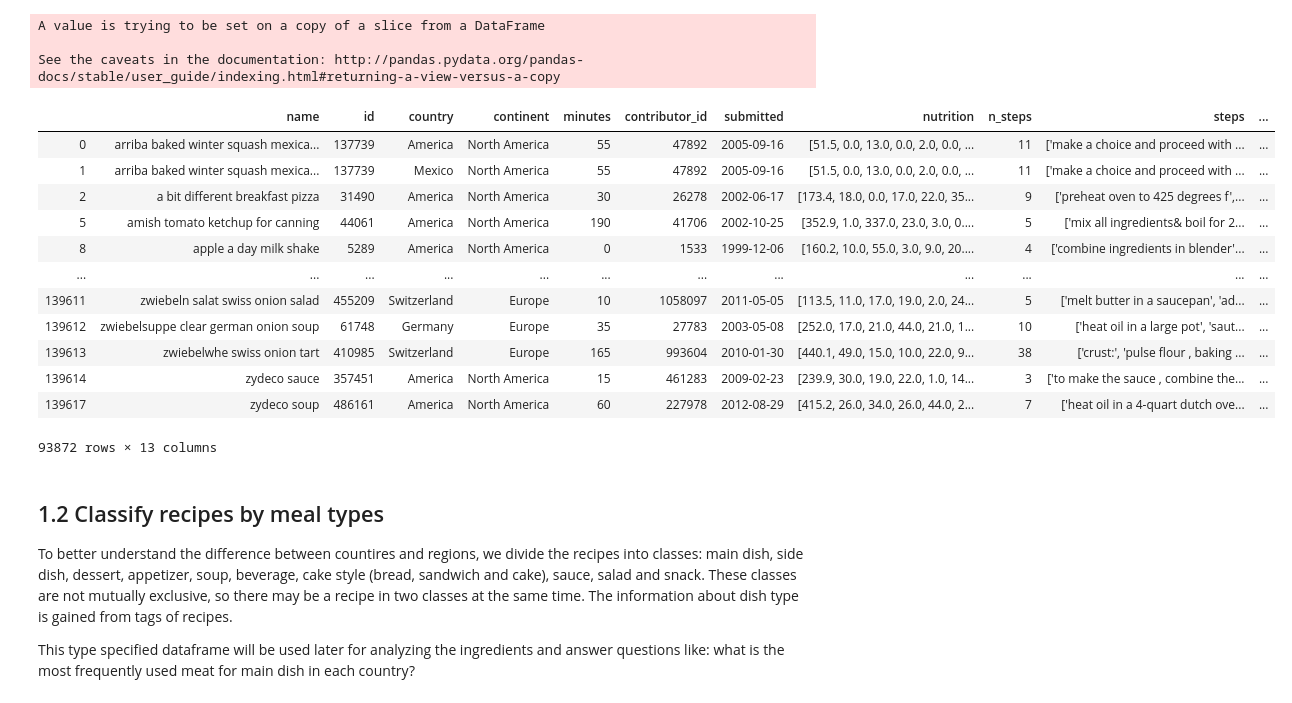
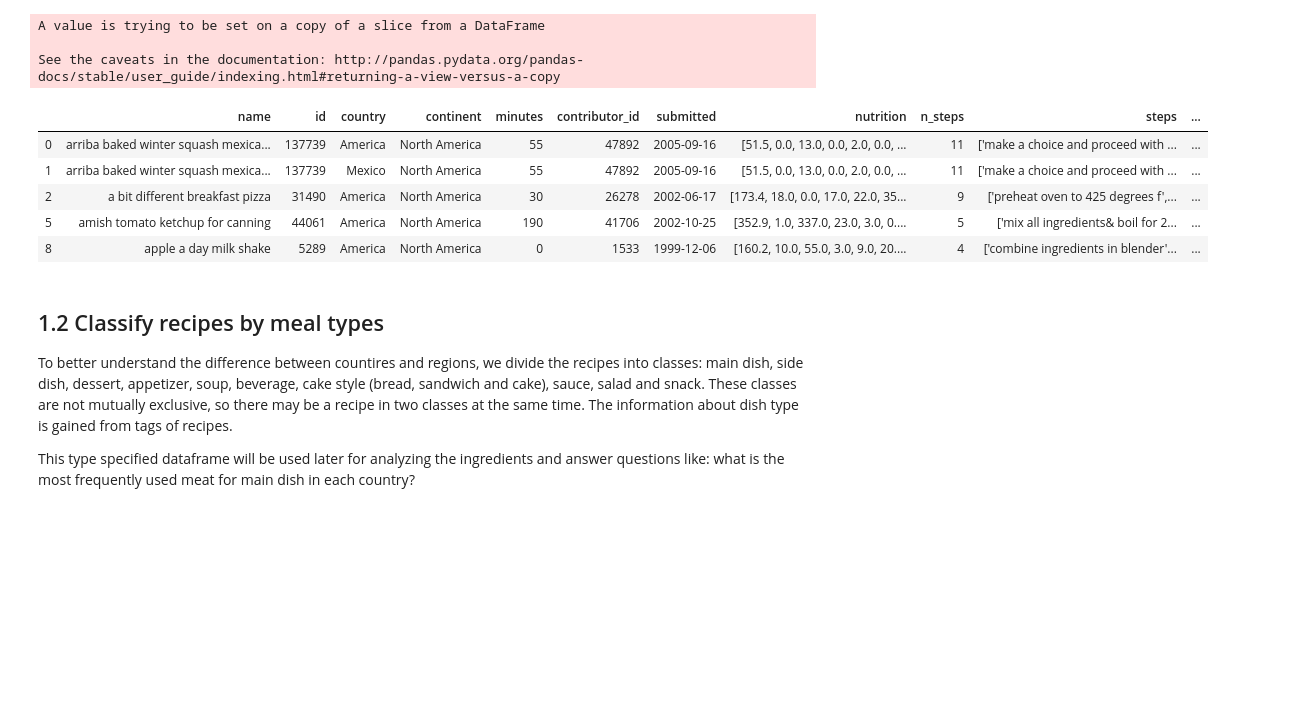
Before and after one commit to JiahuaWU/ada2019, a Jupyter notebook: cleaning.ipynb, the cells around one changed output. Drawn from its saved outputs; the diff is of its cells as text; code cells hidden in the pictures; blank space fills up the shorter version.

```diff
--- a/cleaning.ipynb
+++ b/cleaning.ipynb
@@ -277,21 +277,14 @@ See the caveats in the documentation: http://pandas.pydata.org/pandas-docs/stabl
 # %%
 recipe_country.insert(3, "continent", recipe_country['country'].map(dic_cc), True)
 # %%
-recipe_country
+recipe_country.head()
 # %% [output]
 |  | name | id | country | continent | minutes | contributor_id | submitted | nutrition | n_steps | steps | ... |
 | 0 | arriba baked winter squash mexica... | 137739 | America | North America | 55 | 47892 | 2005-09-16 | [51.5, 0.0, 13.0, 0.0, 2.0, 0.0, ... | 11 | ['make a choice and proceed with ... | ... |
 | 1 | arriba baked winter squash mexica... | 137739 | Mexico | North America | 55 | 47892 | 2005-09-16 | [51.5, 0.0, 13.0, 0.0, 2.0, 0.0, ... | 11 | ['make a choice and proceed with ... | ... |
 | 2 | a bit different breakfast pizza | 31490 | America | North America | 30 | 26278 | 2002-06-17 | [173.4, 18.0, 0.0, 17.0, 22.0, 35... | 9 | ['preheat oven to 425 degrees f',... | ... |
 | 5 | amish tomato ketchup for canning | 44061 | America | North America | 190 | 41706 | 2002-10-25 | [352.9, 1.0, 337.0, 23.0, 3.0, 0.... | 5 | ['mix all ingredients& boil for 2... | ... |
 | 8 | apple a day milk shake | 5289 | America | North America | 0 | 1533 | 1999-12-06 | [160.2, 10.0, 55.0, 3.0, 9.0, 20.... | 4 | ['combine ingredients in blender'... | ... |
-| ... | ... | ... | ... | ... | ... | ... | ... | ... | ... | ... | ... |
-| 139611 | zwiebeln salat swiss onion salad | 455209 | Switzerland | Europe | 10 | 1058097 | 2011-05-05 | [113.5, 11.0, 17.0, 19.0, 2.0, 24... | 5 | ['melt butter in a saucepan', 'ad... | ... |
-| 139612 | zwiebelsuppe clear german onion soup | 61748 | Germany | Europe | 35 | 27783 | 2003-05-08 | [252.0, 17.0, 21.0, 44.0, 21.0, 1... | 10 | ['heat oil in a large pot', 'saut... | ... |
-| 139613 | zwiebelwhe swiss onion tart | 410985 | Switzerland | Europe | 165 | 993604 | 2010-01-30 | [440.1, 49.0, 15.0, 10.0, 22.0, 9... | 38 | ['crust:', 'pulse flour , baking ... | ... |
-| 139614 | zydeco sauce | 357451 | America | North America | 15 | 461283 | 2009-02-23 | [239.9, 30.0, 19.0, 22.0, 1.0, 14... | 3 | ['to make the sauce , combine the... | ... |
-| 139617 | zydeco soup | 486161 | America | North America | 60 | 227978 | 2012-08-29 | [415.2, 26.0, 34.0, 26.0, 44.0, 2... | 7 | ['heat oil in a 4-quart dutch ove... | ... |
-93872 rows × 13 columns
 # %%
 recipe_country.to_pickle('recipe_country.pkl')
 # %% [markdown]
```
Also changed, not shown: parts of 21 cells of this notebook.
